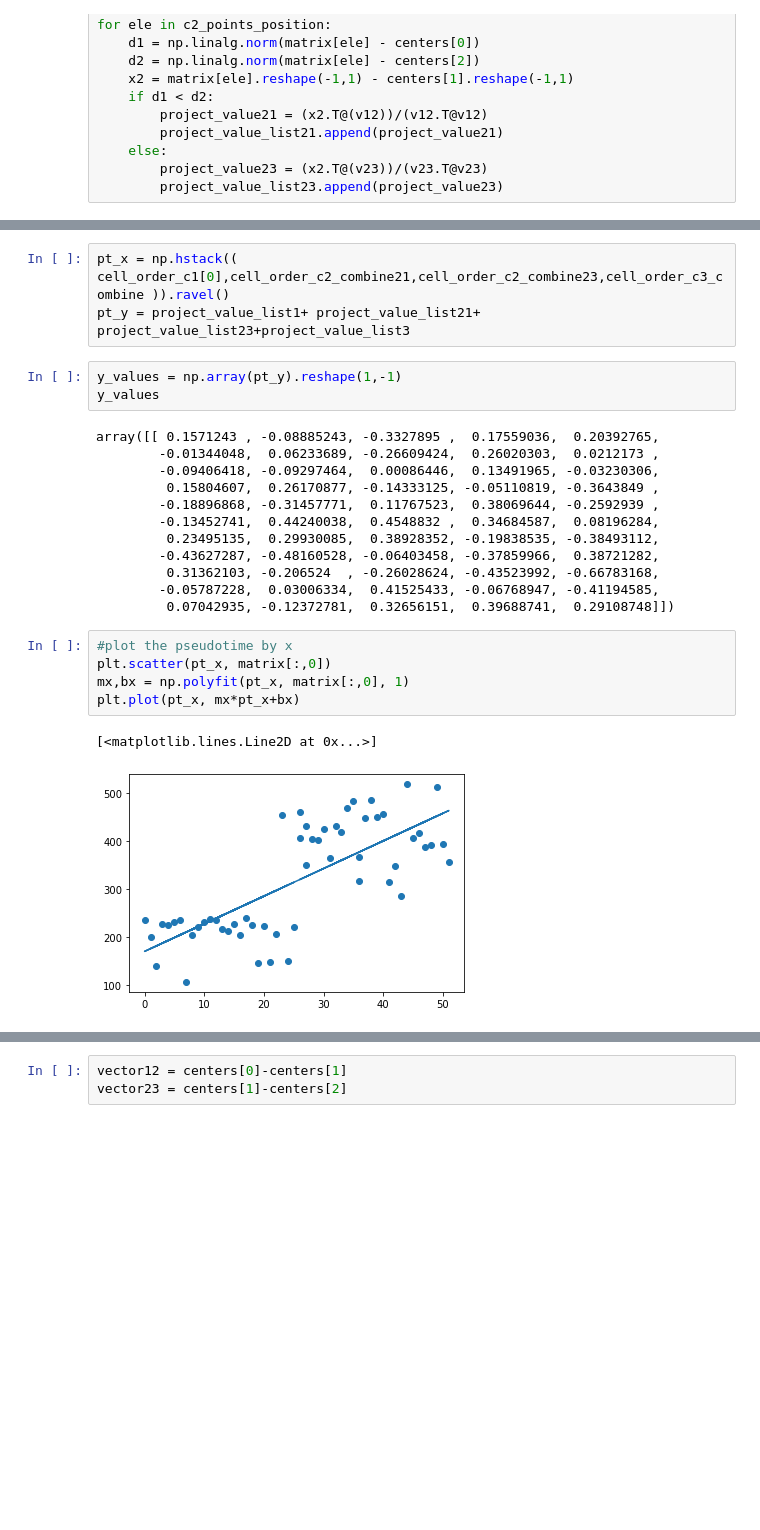
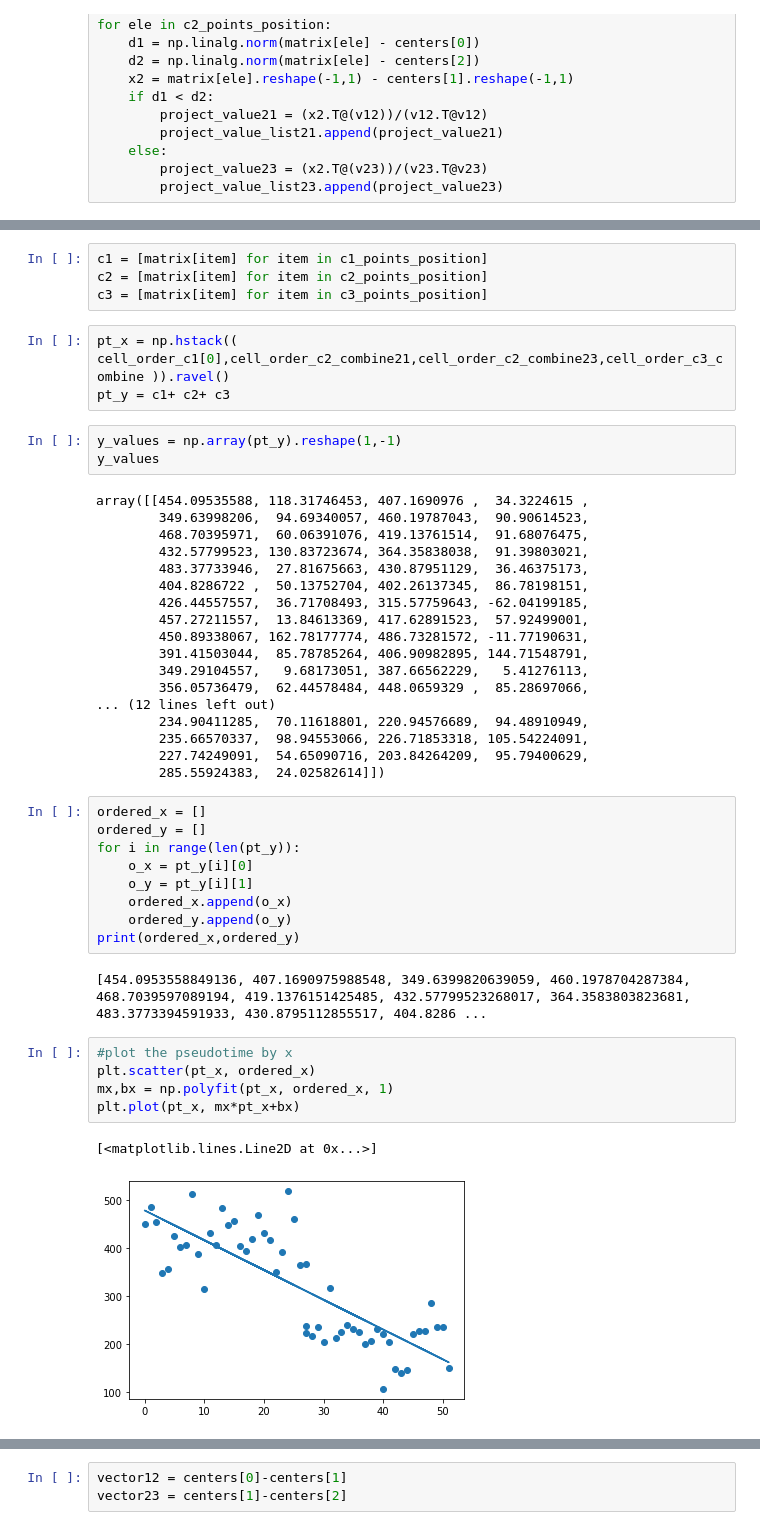
Before and after one commit to SuzyjyCheng/TSCAN-Pseudotime, a Jupyter notebook: Pseudo-time.ipynb, the cells around one changed output, grey strips where cells are left out. Saved outputs shown, nothing was run; the diff lists cells and outputs as text; blank space fills up the shorter version.

```diff
--- a/Pseudo-time.ipynb
+++ b/Pseudo-time.ipynb
@@ -168,28 +174,49 @@ array([41, 40, 46, 39, 38, 48, 45, 42, 43, 47, 51, 37, 49, 36, 50, 44])
+# %%
+c1 = [matrix[item] for item in c1_points_position]
+c2 = [matrix[item] for item in c2_points_position]
+c3 = [matrix[item] for item in c3_points_position]
 # %%
 pt_x = np.hstack(( cell_order_c1[0],cell_order_c2_combine21,cell_order_c2_combine23,cell_order_c3_combine )).ravel()
-pt_y = project_value_list1+ project_value_list21+ project_value_list23+project_value_list3
+pt_y = c1+ c2+ c3
 # %%
 y_values = np.array(pt_y).reshape(1,-1)
 y_values
 # %% [output]
-array([[ 0.1571243 , -0.08885243, -0.3327895 ,  0.17559036,  0.20392765,
-        -0.01344048,  0.06233689, -0.26609424,  0.26020303,  0.0212173 ,
-        -0.09406418, -0.09297464,  0.00086446,  0.13491965, -0.03230306,
-         0.15804607,  0.26170877, -0.14333125, -0.05110819, -0.3643849 ,
-        -0.18896868, -0.31457771,  0.11767523,  0.38069644, -0.2592939 ,
-        -0.13452741,  0.44240038,  0.4548832 ,  0.34684587,  0.08196284,
-         0.23495135,  0.29930085,  0.38928352, -0.19838535, -0.38493112,
-        -0.43627287, -0.48160528, -0.06403458, -0.37859966,  0.38721282,
-         0.31362103, -0.206524  , -0.26028624, -0.43523992, -0.66783168,
-        -0.05787228,  0.03006334,  0.41525433, -0.06768947, -0.41194585,
-         0.07042935, -0.12372781,  0.32656151,  0.39688741,  0.29108748]])
+array([[454.09535588, 118.31746453, 407.1690976 ,  34.3224615 ,
+        349.63998206,  94.69340057, 460.19787043,  90.90614523,
+        468.70395971,  60.06391076, 419.13761514,  91.68076475,
+        432.57799523, 130.83723674, 364.35838038,  91.39803021,
+        483.37733946,  27.81675663, 430.87951129,  36.46375173,
+        404.8286722 ,  50.13752704, 402.26137345,  86.78198151,
+        426.44557557,  36.71708493, 315.57759643, -62.04199185,
+        457.27211557,  13.84613369, 417.62891523,  57.92499001,
+        450.89338067, 162.78177774, 486.73281572, -11.77190631,
+        391.41503044,  85.78785264, 406.90982895, 144.71548791,
+        349.29104557,   9.68173051, 387.66562229,   5.41276113,
+        356.05736479,  62.44578484, 448.0659329 ,  85.28697066,
+... (12 lines left out)
+        234.90411285,  70.11618801, 220.94576689,  94.48910949,
+        235.66570337,  98.94553066, 226.71853318, 105.54224091,
+        227.74249091,  54.65090716, 203.84264209,  95.79400629,
+        285.55924383,  24.02582614]])
+# %%
+ordered_x = []
+ordered_y = []
+for i in range(len(pt_y)):
+    o_x = pt_y[i][0]
+    o_y = pt_y[i][1]
+    ordered_x.append(o_x)
+    ordered_y.append(o_y)
+print(ordered_x,ordered_y)
+# %% [output]
+[454.0953558849136, 407.1690975988548, 349.6399820639059, 460.1978704287384, 468.7039597089194, 419.1376151425485, 432.57799523268017, 364.3583803823681, 483.3773394591933, 430.8795112855517, 404.8286 ...
 # %%
 #plot the pseudotime by x
-plt.scatter(pt_x, matrix[:,0])
-mx,bx = np.polyfit(pt_x, matrix[:,0], 1)
+plt.scatter(pt_x, ordered_x)
+mx,bx = np.polyfit(pt_x, ordered_x, 1)
 plt.plot(pt_x, mx*pt_x+bx)
 # %% [output]
 [<matplotlib.lines.Line2D at 0x...>]
-[figure, old version]
+[figure, new version]
 # %%
 #plot the pseudotime by y
```
Also changed, not shown: parts of 26 cells of this notebook, 1 other file.
